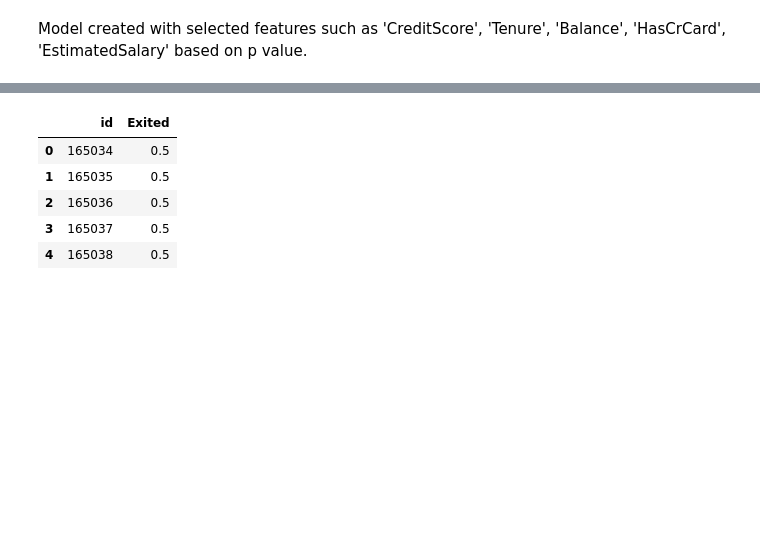
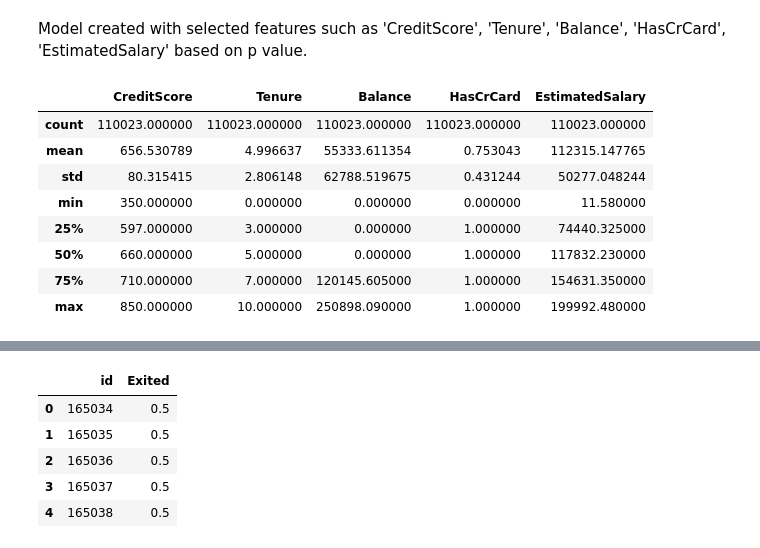
Before and after one commit to josmyrose/Unsupervised-Learning, a Jupyter notebook: bank-customer-churn1-1.ipynb, the cells around one changed output, grey strips where cells are left out. Saved outputs shown, nothing was run; the diff lists cells and outputs as text; code cells hidden in the pictures; blank space fills up the shorter version.

```diff
--- a/bank-customer-churn1-1.ipynb
+++ b/bank-customer-churn1-1.ipynb
@@ -433,3 +505,15 @@ memory usage: 10.9+ MB
 Model created with selected features such as  'CreditScore', 'Tenure', 'Balance', 'HasCrCard', 'EstimatedSalary' based on p value.
 # %%
 Xtest = df_test[['CreditScore', 'Tenure', 'Balance', 'HasCrCard', 'EstimatedSalary']]
+# %%
+Xtest.describe()
+# %% [output]
+|  | CreditScore | Tenure | Balance | HasCrCard | EstimatedSalary |
+| count | 110023.000000 | 110023.000000 | 110023.000000 | 110023.000000 | 110023.000000 |
+| mean | 656.530789 | 4.996637 | 55333.611354 | 0.753043 | 112315.147765 |
+| std | 80.315415 | 2.806148 | 62788.519675 | 0.431244 | 50277.048244 |
+| min | 350.000000 | 0.000000 | 0.000000 | 0.000000 | 11.580000 |
+| 25% | 597.000000 | 3.000000 | 0.000000 | 1.000000 | 74440.325000 |
+| 50% | 660.000000 | 5.000000 | 0.000000 | 1.000000 | 117832.230000 |
+| 75% | 710.000000 | 7.000000 | 120145.605000 | 1.000000 | 154631.350000 |
+| max | 850.000000 | 10.000000 | 250898.090000 | 1.000000 | 199992.480000 |
```
Also changed, not shown: parts of 18 cells of this notebook.
